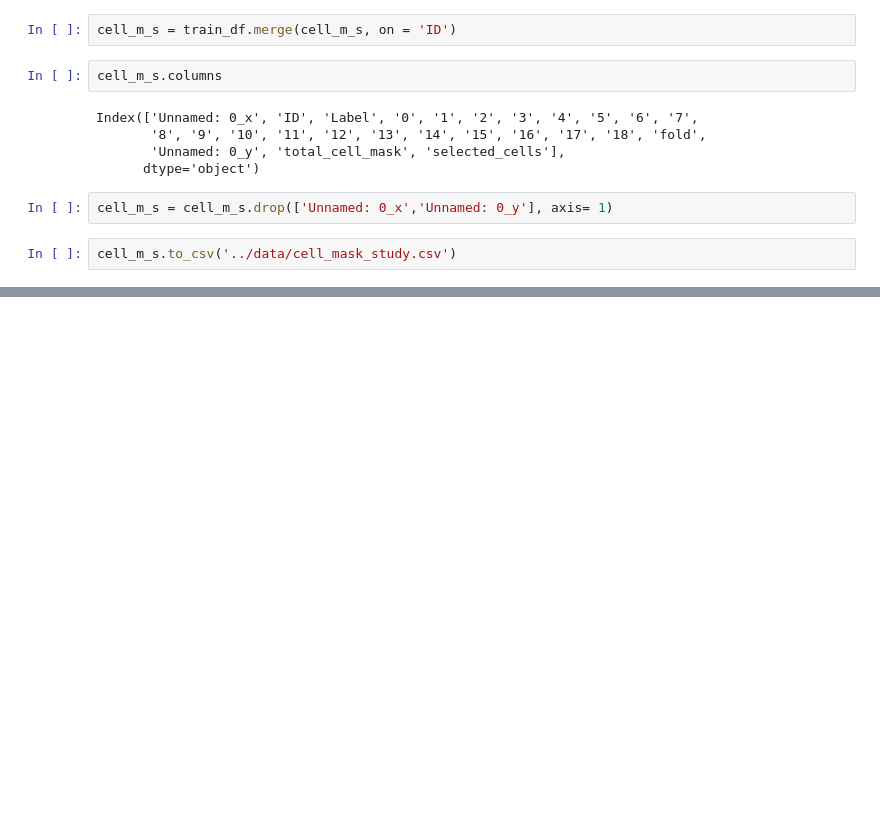
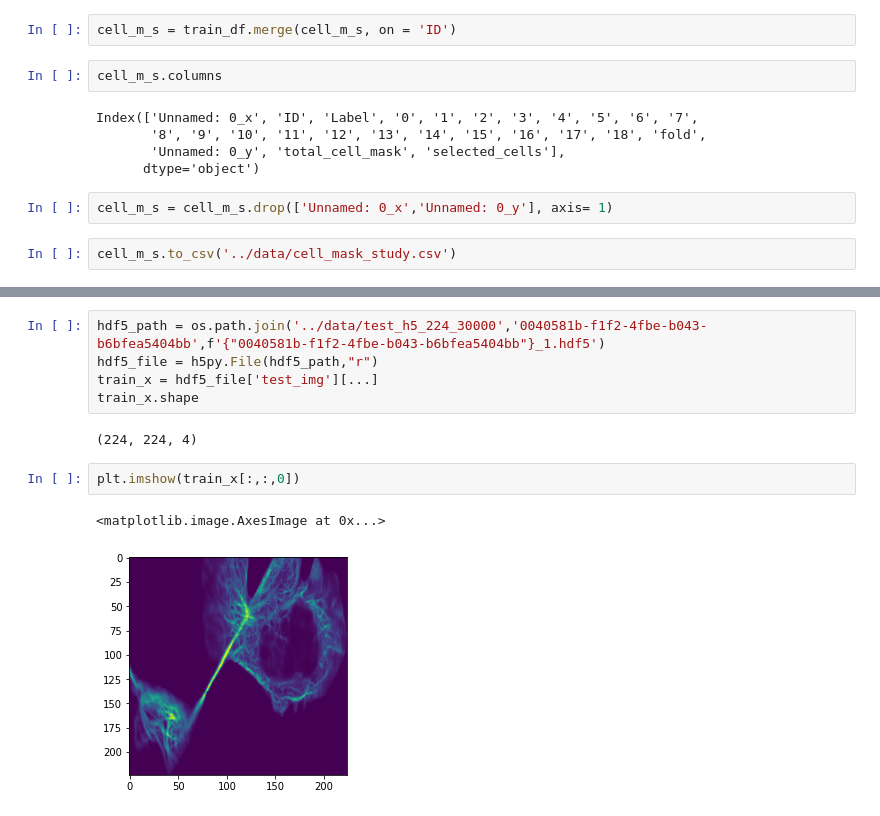
Before and after one commit to yuvaramsingh94/human_protein_atlas, a Jupyter notebook: code/initial_cell_segmentation.ipynb, the cells around one changed output, grey strips where cells are left out. Drawn from its saved outputs; the diff is of its cells as text; blank space fills up the shorter version.

```diff
--- a/code/initial_cell_segmentation.ipynb
+++ b/code/initial_cell_segmentation.ipynb
@@ -459,0 +471,12 @@ cell_m_s.to_csv('../data/cell_mask_study.csv')
+# %%
+hdf5_path = os.path.join('../data/test_h5_224_30000','0040581b-f1f2-4fbe-b043-b6bfea5404bb',f'{"0040581b-f1f2-4fbe-b043-b6bfea5404bb"}_1.hdf5')
+hdf5_file = h5py.File(hdf5_path,"r")
+train_x = hdf5_file['test_img'][...]
+train_x.shape
+# %% [output]
+(224, 224, 4)
+# %%
+plt.imshow(train_x[:,:,0])
+# %% [output]
+<matplotlib.image.AxesImage at 0x...>
+[figure, added]
```
Also changed, not shown: parts of 3 cells of this notebook, 4 other files.
